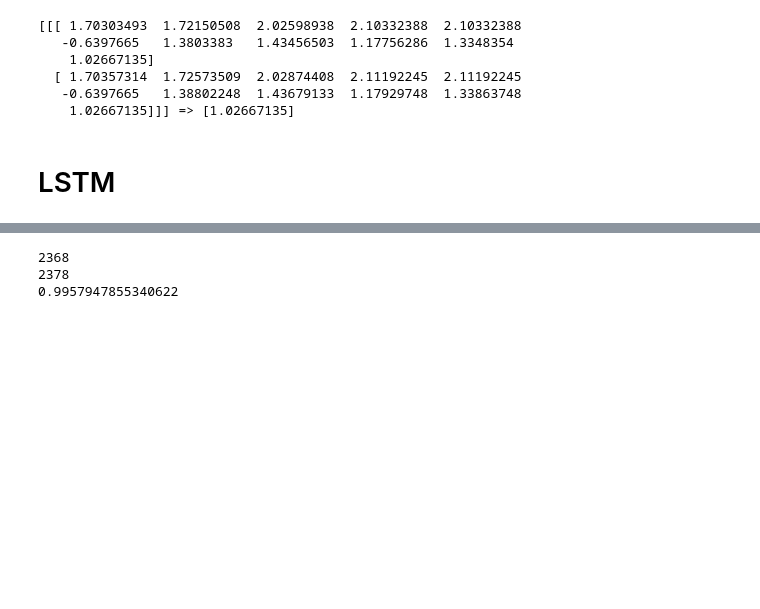
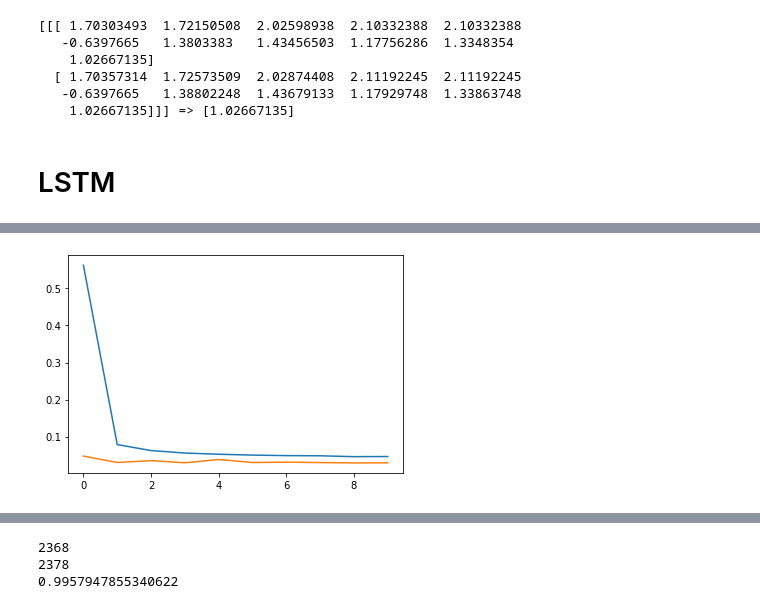
Before and after one commit to syeo-1/GME_price_prediction_methods, a Jupyter notebook: lstm_gme.ipynb, the cells around one changed output, grey strips where cells are left out. Drawn from its saved outputs; the diff is of its cells as text; code cells hidden in the pictures; blank space fills up the shorter version.

```diff
--- a/lstm_gme.ipynb
+++ b/lstm_gme.ipynb
@@ -238,3 +261,10 @@ Wall time: 3min 16s
+# %%
+# history_train.history
+plt.plot(history_train.history['loss'])
+plt.plot(history_train.history['val_loss'])
+plt.show()
+# %% [output]
+[figure, added]
 # %%
 training_results = training_model.evaluate(training_ts_generator)
 testing_results = training_model.evaluate(testing_ts_generator)
```
Also changed, not shown: parts of 19 cells of this notebook, 1 other file.
